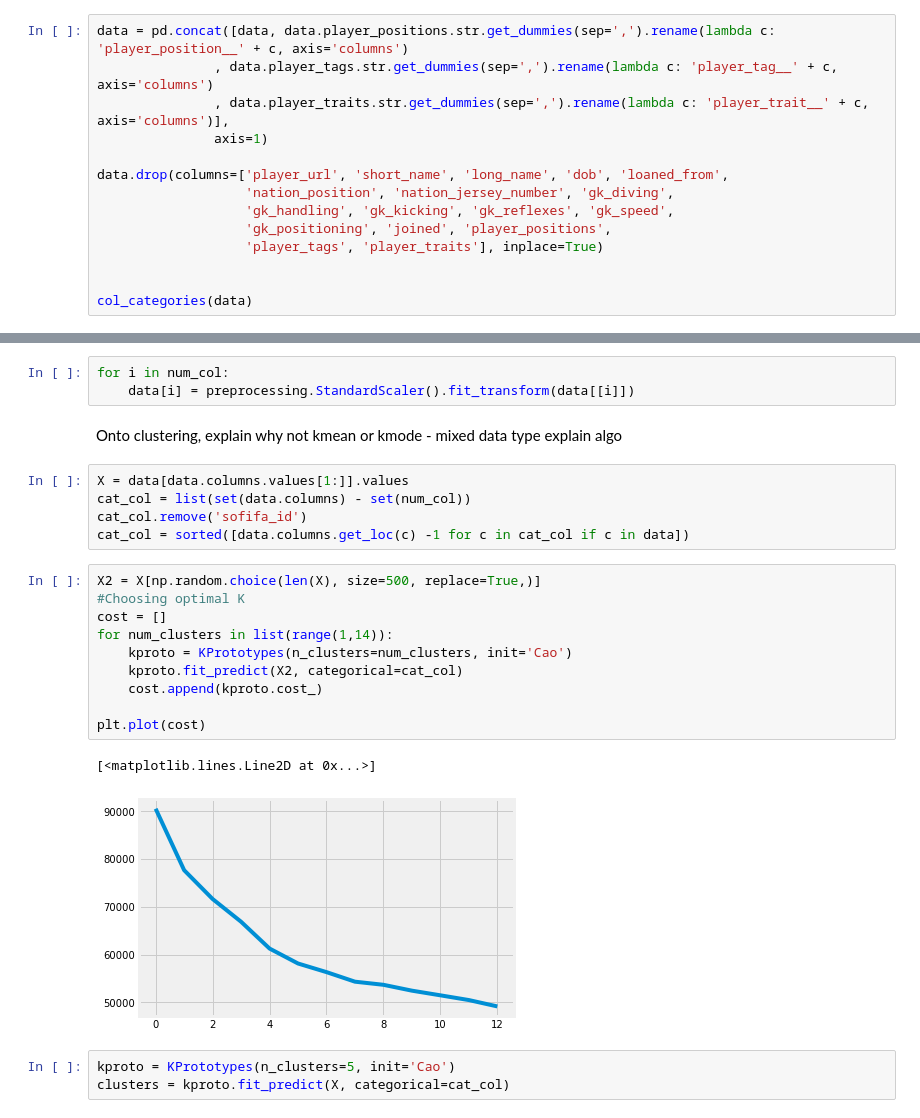
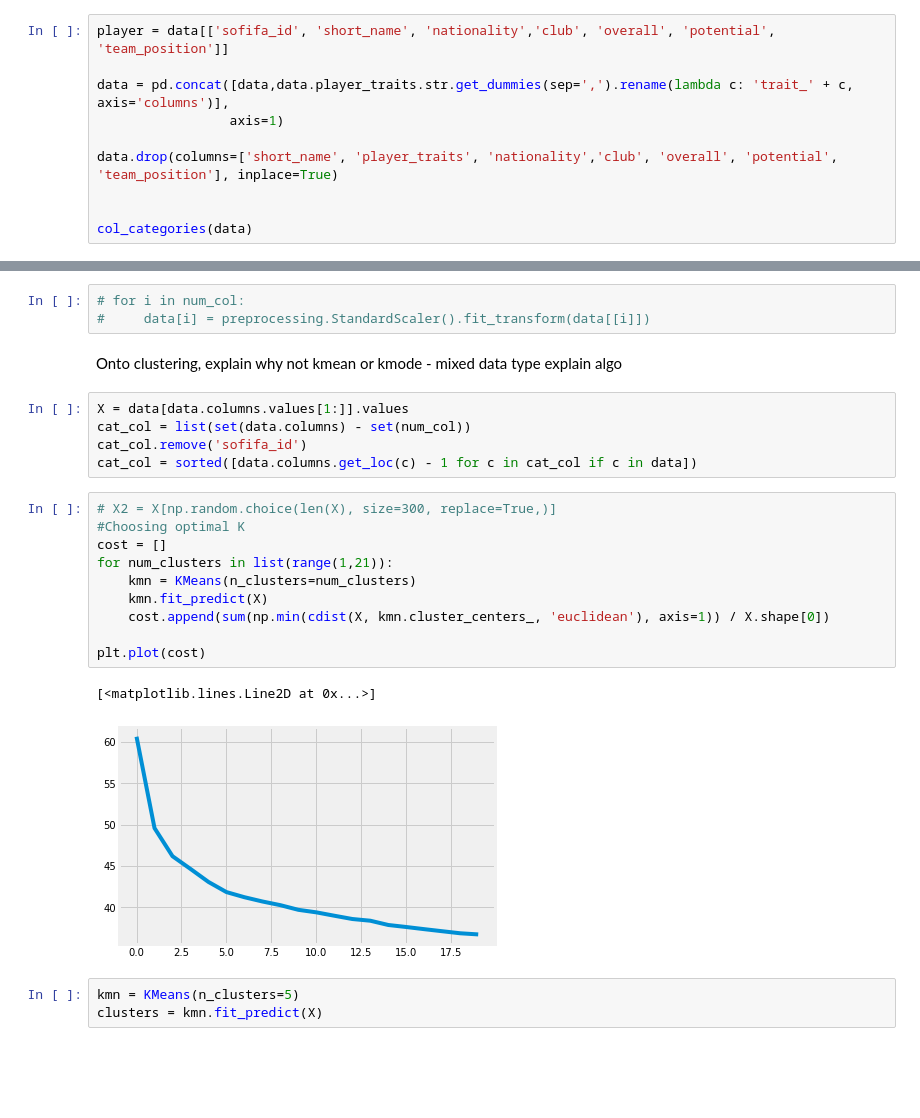
Before and after one commit to hanessteven/Hanes_Projects, a Jupyter notebook: FIFA_Unsupervised/Unsupervised.ipynb, the cells around one changed output, grey strips where cells are left out. Cells and saved outputs as stored; diff of their text form; blank space fills up the shorter version.

```diff
--- a/FIFA_Unsupervised/Unsupervised.ipynb
+++ b/FIFA_Unsupervised/Unsupervised.ipynb
@@ -94,16 +97,12 @@ Explain what we see, flags as numerical (but are binary) should be fine in our c
 Lets look through a few of the variables to see the distribution (numerical with few options so
 that our visuals are clean)
 # %%
-data = pd.concat([data, data.player_positions.str.get_dummies(sep=',').rename(lambda c: 'player_position__' + c, axis='columns')
-               , data.player_tags.str.get_dummies(sep=',').rename(lambda c: 'player_tag__' + c, axis='columns')
-               , data.player_traits.str.get_dummies(sep=',').rename(lambda c: 'player_trait__' + c, axis='columns')],
-               axis=1)
+player = data[['sofifa_id', 'short_name', 'nationality','club',	'overall', 'potential',	'team_position']]
 
-data.drop(columns=['player_url', 'short_name', 'long_name', 'dob', 'loaned_from',
-                   'nation_position', 'nation_jersey_number', 'gk_diving',
-                   'gk_handling', 'gk_kicking', 'gk_reflexes', 'gk_speed',
-                   'gk_positioning', 'joined', 'player_positions',
-                   'player_tags', 'player_traits'], inplace=True)
+data = pd.concat([data,data.player_traits.str.get_dummies(sep=',').rename(lambda c: 'trait_' + c, axis='columns')],
+                 axis=1)
+
+data.drop(columns=['short_name', 'player_traits', 'nationality','club',	'overall', 'potential',	'team_position'], inplace=True)
 
 
 col_categories(data)
@@ -173,8 +172,8 @@ data.dropna(axis=0, inplace=True)  # For future should instead impute these
 num_col = data.select_dtypes(include=np.number).columns.tolist()
 num_col.remove('sofifa_id')
 # %%
-for i in num_col:
-    data[i] = preprocessing.StandardScaler().fit_transform(data[[i]])
+# for i in num_col:
+#     data[i] = preprocessing.StandardScaler().fit_transform(data[[i]])
 # %% [markdown]
 Onto clustering, explain why not kmean or kmode - mixed data type
 explain algo
@@ -182,21 +181,21 @@ explain algo
 X = data[data.columns.values[1:]].values
 cat_col = list(set(data.columns) - set(num_col))
 cat_col.remove('sofifa_id')
-cat_col = sorted([data.columns.get_loc(c) -1 for c in cat_col if c in data])
+cat_col = sorted([data.columns.get_loc(c) - 1 for c in cat_col if c in data])
 # %%
-X2 = X[np.random.choice(len(X), size=500, replace=True,)]
+# X2 = X[np.random.choice(len(X), size=300, replace=True,)]
 #Choosing optimal K
 cost = []
-for num_clusters in list(range(1,14)):
-    kproto = KPrototypes(n_clusters=num_clusters, init='Cao')
-    kproto.fit_predict(X2, categorical=cat_col)
-    cost.append(kproto.cost_)
+for num_clusters in list(range(1,21)):
+    kmn = KMeans(n_clusters=num_clusters)
+    kmn.fit_predict(X)
+    cost.append(sum(np.min(cdist(X, kmn.cluster_centers_, 'euclidean'), axis=1)) / X.shape[0])
 
 plt.plot(cost)
 # %% [output]
 [<matplotlib.lines.Line2D at 0x...>]
-[figure, old version]
+[figure, new version]
 # %%
-kproto = KPrototypes(n_clusters=5, init='Cao')
-clusters = kproto.fit_predict(X, categorical=cat_col)
+kmn = KMeans(n_clusters=5)
+clusters = kmn.fit_predict(X)
 # %%
```
Also changed, not shown: parts of 16 cells of this notebook, 3 other files.
